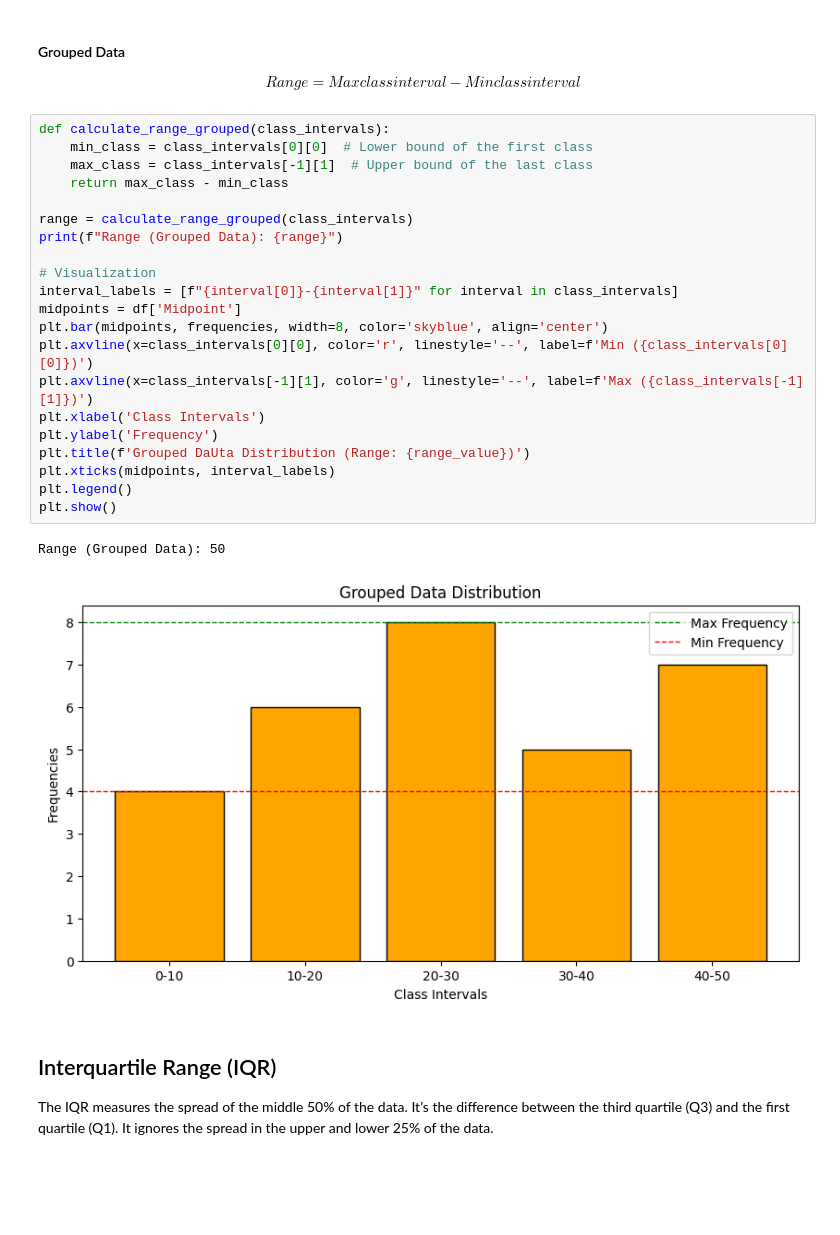
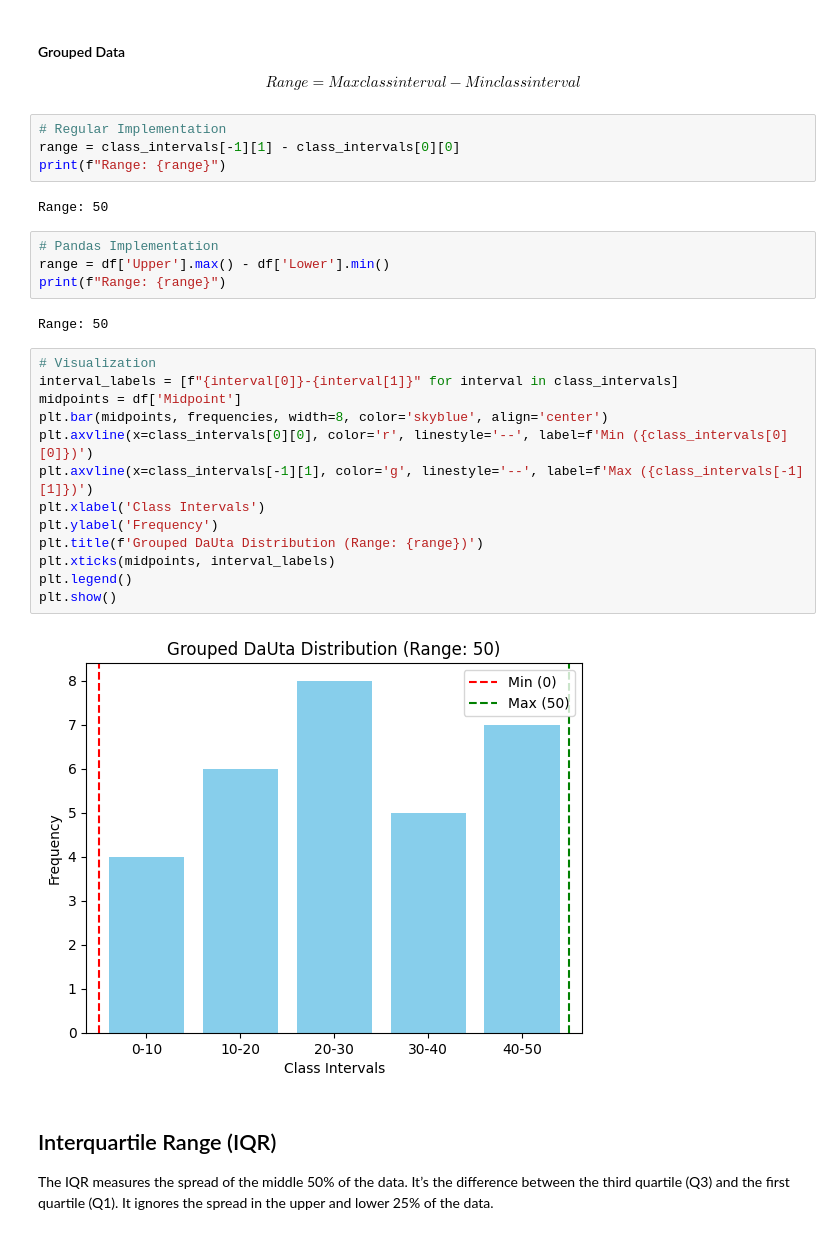
Before and after one commit to imranhasan22/handbook_imran, a Jupyter notebook: ai/Statistics.ipynb, the cells around one changed output. Cells and saved outputs as stored; diff of their text form; blank space fills up the shorter version.

Commit message:
range updated

```diff
--- a/ai/Statistics.ipynb
+++ b/ai/Statistics.ipynb
@@ -1143,29 +1154,32 @@ $$
 Range=Max class interval−Min class interval
 $$
 # %%
-def calculate_range_grouped(class_intervals):
-    min_class = class_intervals[0][0]  # Lower bound of the first class
-    max_class = class_intervals[-1][1]  # Upper bound of the last class
-    return max_class - min_class
-
-range = calculate_range_grouped(class_intervals)
-print(f"Range (Grouped Data): {range}")
-
-# Visualization
-interval_labels = [f"{interval[0]}-{interval[1]}" for interval in class_intervals]
-midpoints = df['Midpoint']
-plt.bar(midpoints, frequencies, width=8, color='skyblue', align='center')
-plt.axvline(x=class_intervals[0][0], color='r', linestyle='--', label=f'Min ({class_intervals[0][0]})')
-plt.axvline(x=class_intervals[-1][1], color='g', linestyle='--', label=f'Max ({class_intervals[-1][1]})')
-plt.xlabel('Class Intervals')
-plt.ylabel('Frequency')
-plt.title(f'Grouped DaUta Distribution (Range: {range_value})')
-plt.xticks(midpoints, interval_labels)
-plt.legend()
-plt.show()
+# Regular Implementation
+range = class_intervals[-1][1] - class_intervals[0][0]
+print(f"Range: {range}")
 # %% [output]
-Range (Grouped Data): 50
+Range: 50
-[figure, removed]
+# %%
+# Pandas Implementation
+range = df['Upper'].max() - df['Lower'].min()
+print(f"Range: {range}")
+# %% [output]
+Range: 50
+# %%
+# Visualization
+interval_labels = [f"{interval[0]}-{interval[1]}" for interval in class_intervals]
+midpoints = df['Midpoint']
+plt.bar(midpoints, frequencies, width=8, color='skyblue', align='center')
+plt.axvline(x=class_intervals[0][0], color='r', linestyle='--', label=f'Min ({class_intervals[0][0]})')
+plt.axvline(x=class_intervals[-1][1], color='g', linestyle='--', label=f'Max ({class_intervals[-1][1]})')
+plt.xlabel('Class Intervals')
+plt.ylabel('Frequency')
+plt.title(f'Grouped DaUta Distribution (Range: {range})')
+plt.xticks(midpoints, interval_labels)
+plt.legend()
+plt.show()
+# %% [output]
+[figure, added]
 # %% [markdown]
 ## Interquartile Range (IQR)
 The IQR measures the spread of the middle 50% of the data. It’s the difference between the third quartile (Q3) and the first quartile (Q1). It ignores the spread in the upper and lower 25% of the data.
```
Also changed, not shown: parts of 7 cells of this notebook.
